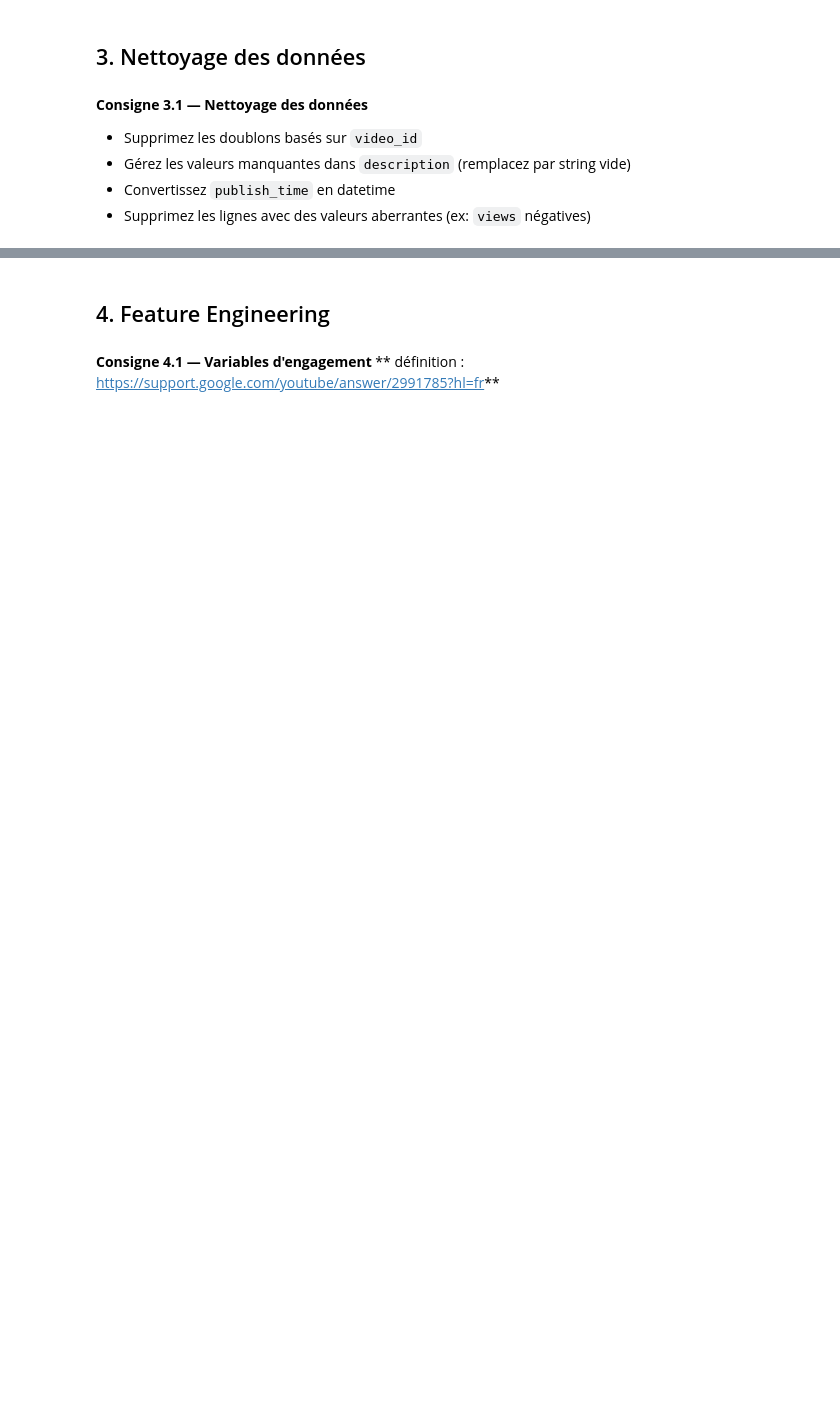
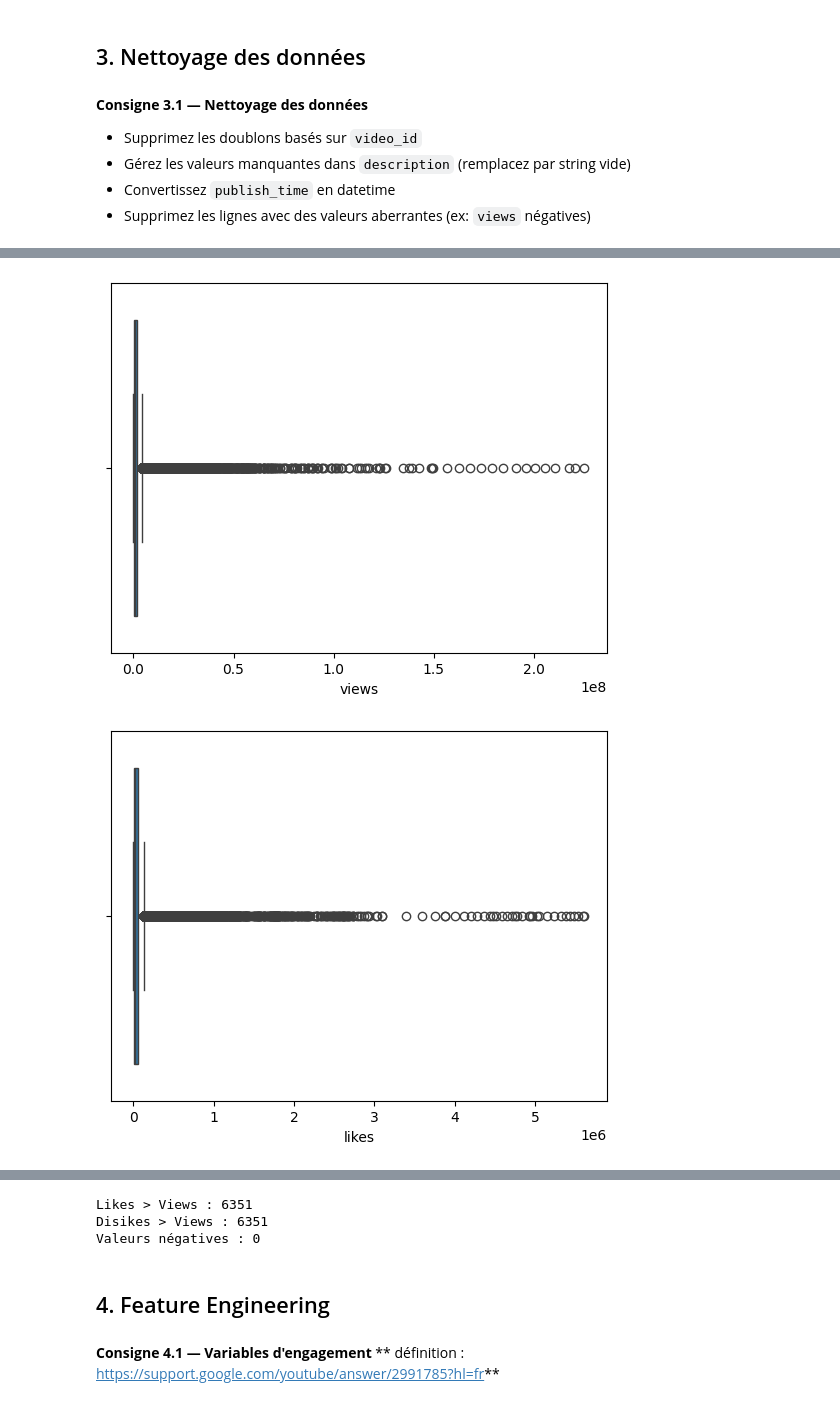
Before and after one commit to samyachd/youtube_ML, a Jupyter notebook: Project_ML_youtube_trending.ipynb, the cells around one changed output, grey strips where cells are left out. Saved outputs shown, nothing was run; the diff lists cells and outputs as text; code cells hidden in the pictures; blank space fills up the shorter version.

```diff
--- a/Project_ML_youtube_trending.ipynb
+++ b/Project_ML_youtube_trending.ipynb
@@ -258,0 +378,15 @@ Distribution des catégories:
+# %%
+sns.boxplot(x=df["views"])
+plt.show()
+
+sns.boxplot(x=df["likes"])
+plt.show()
+
+sns.boxplot(x=df["dislikes"])
+plt.show()
+
+sns.boxplot(x=df["comment_count"])
+plt.show()
+# %% [output]
+[figure, added]
+[figure, added]
@@ -259,3 +395,19 @@ Distribution des catégories:
+# %%
+#Likes - Views
+more_likes_than_views = df_clean["likes"] > df_clean["views"]
+print("Likes > Views :", len(more_likes_than_views) )
+
+#Dislikes - Views
+more_dislikes_than_views = df_clean["dislikes"] > df_clean["views"]
+print("Disikes > Views :", len(more_dislikes_than_views))
+
+#Valeurs négatives
+negative_values = df_clean[(df_clean[["views", "likes", "dislikes", "comment_count"]] < 0).any(axis=1)]
+print("Valeurs négatives :", len(negative_values))
+# %% [output]
+Likes > Views : 6351
+Disikes > Views : 6351
+Valeurs négatives : 0
 # %% [markdown]
 ## 4. Feature Engineering
 # %% [markdown]
```
Also changed, not shown: parts of 34 cells of this notebook.
